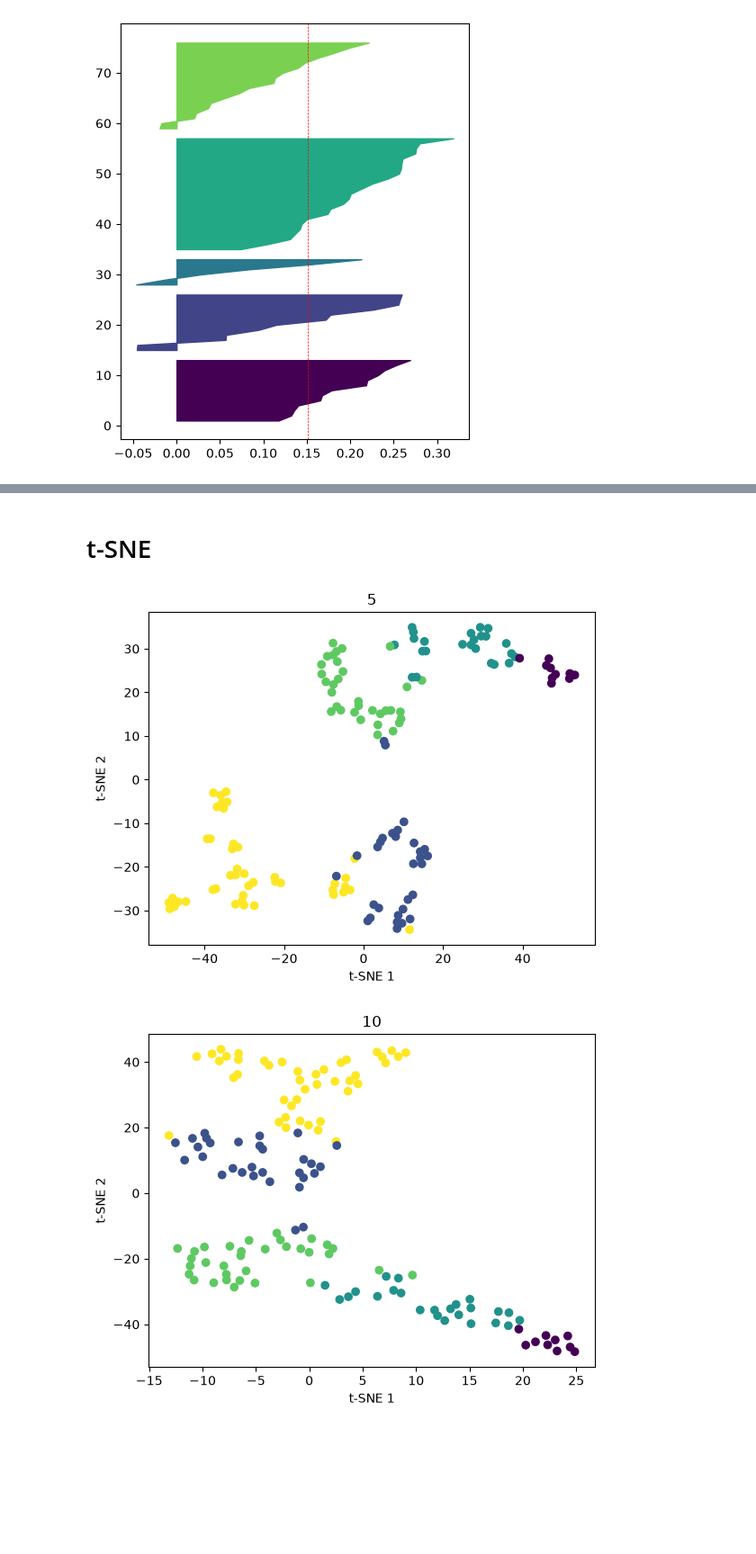
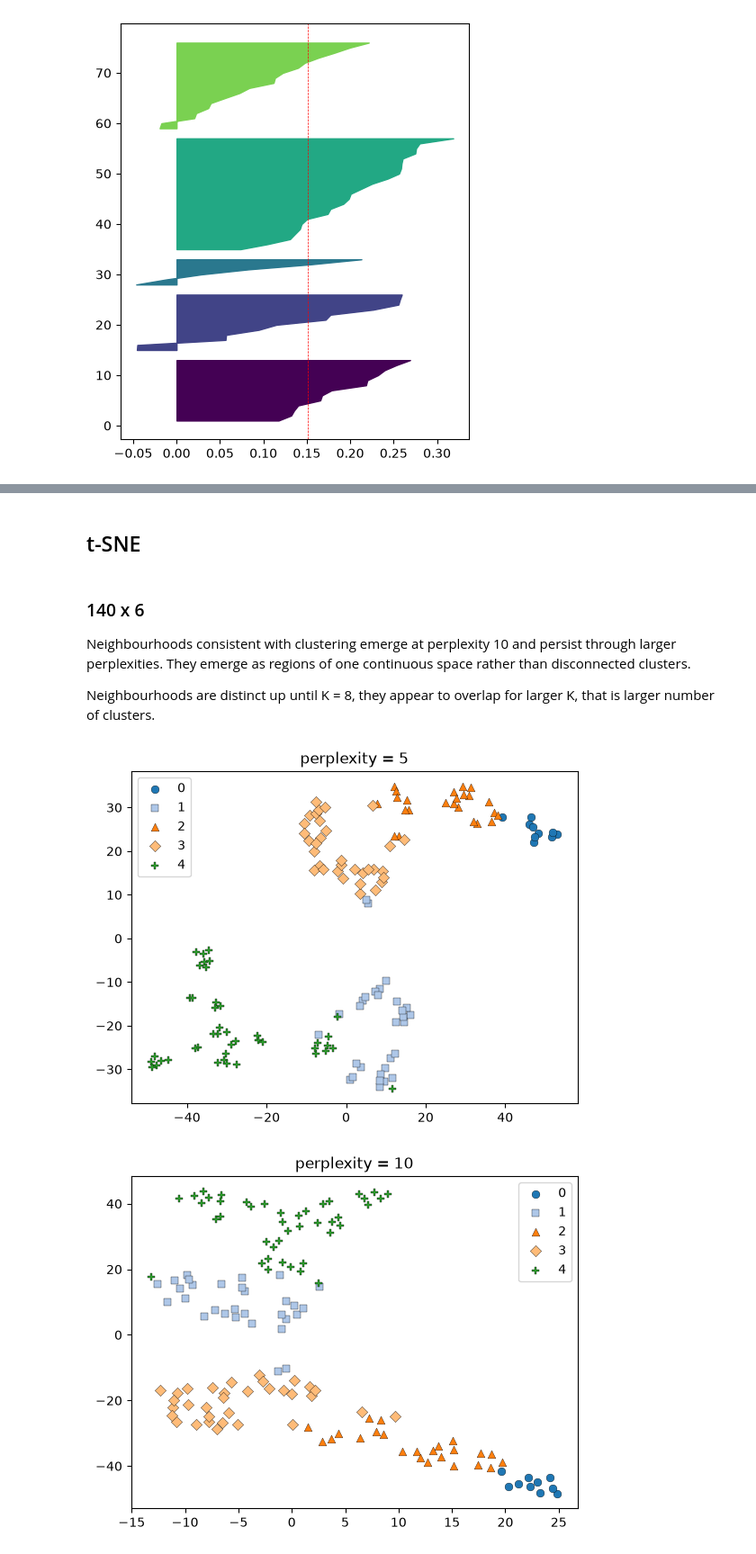
Before and after one commit to reebme/financial-attitudes-clustering, a Jupyter notebook: Notebooks/02_EDA.ipynb, the cells around one changed output, grey strips where cells are left out. Shown at 90% size. Cells and saved outputs as stored; diff of their text form; code cells hidden in the pictures; blank space fills up the shorter version.

```diff
--- a/Notebooks/02_EDA.ipynb
+++ b/Notebooks/02_EDA.ipynb
@@ -110,2 +220,0 @@ clustering_plotting_utils.plot_silhouette_scores_distribution(5, X, labels_most_
-# %%
-labels_most_rows = pd.DataFrame(labels_most_rows)
@@ -197,2 +265,0 @@ clustering_plotting_utils.plot_silhouette_scores_distribution(5, Y, labels_large
-# %%
-labels_largest_area = pd.DataFrame(labels_largest_area)
@@ -269 +400,25 @@ K = 4
+# %%
+def draw_marked_clusters(cluster_labels: pd.Series,
+                         coords_x: np.ndarray, coords_y: np.ndarray,
+                         colors,
+                         markers,
+                         title=""
+):
+    clusters = np.sort(cluster_labels.unique())
+    for cluster in clusters:
+        cluster_mask = cluster_labels == cluster
+
+        plt.scatter(
+            coords_x[cluster_mask], coords_y[cluster_mask],
+            color=colors[cluster],
+            marker=markers[cluster],
+            s=40,
+            edgecolor='black',
+            linewidth=0.25,
+            label=cluster,
+        )
+
+    plt.title(title)
+    plt.legend()
+    plt.show()
 # %%
@@ -323,26 +488,24 @@ plt.show()
 # %% [markdown]
-# t-SNE
+## t-SNE
+# %% [markdown]
+### 140 x 6
+Neighbourhoods consistent with clustering emerge at perplexity 10 and persist through larger perplexities. They emerge as regions of one continuous space rather than disconnected clusters.
+
+Neighbourhoods are distinct up until K = 8, they appear to overlap for larger K, that is larger number of clusters.
 # %%
-for perplexity in [5, 10, 20, 30, 40]:
+labels = labels_most_rows[5]
+
+for perplexity in [5, 10, 20, 30, 40, 50, 60]:
     tsne = TSNE(
         n_components=2,
         perplexity=perplexity,
         init="pca",
         learning_rate="auto",
-        random_state=42
+        random_state=SEED
     )
     X_tsne = tsne.fit_transform(X)
 
-    fig, ax = plt.subplots()
-
-    ax.scatter(X_tsne[:, 0], X_tsne[:, 1], c = labels_most_rows[5])
-
-    ax.set_xlabel("t-SNE 1")
-    ax.set_ylabel("t-SNE 2")
-
-    ax.set_title(f"{perplexity}")
-
-    plt.show()
+    draw_marked_clusters(labels, X_tsne[:,0], X_tsne[:, 1], colors, markers, title=f"perplexity = {perplexity}")
 # %% [output]
-[figure, old version]
+[figure, new version]
-[figure, old version]
+[figure, new version]
```
Also changed, not shown: parts of 66 cells of this notebook.
